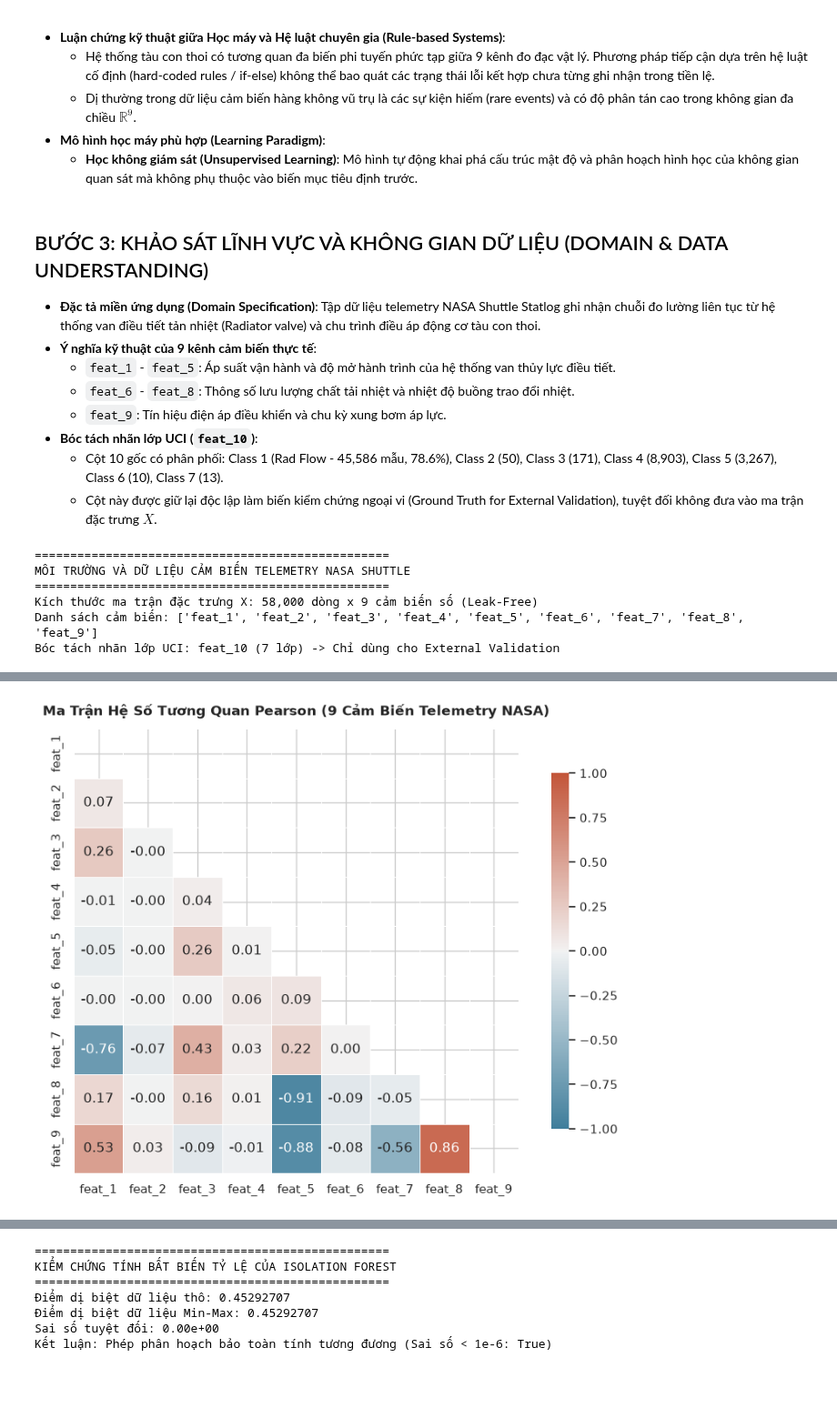
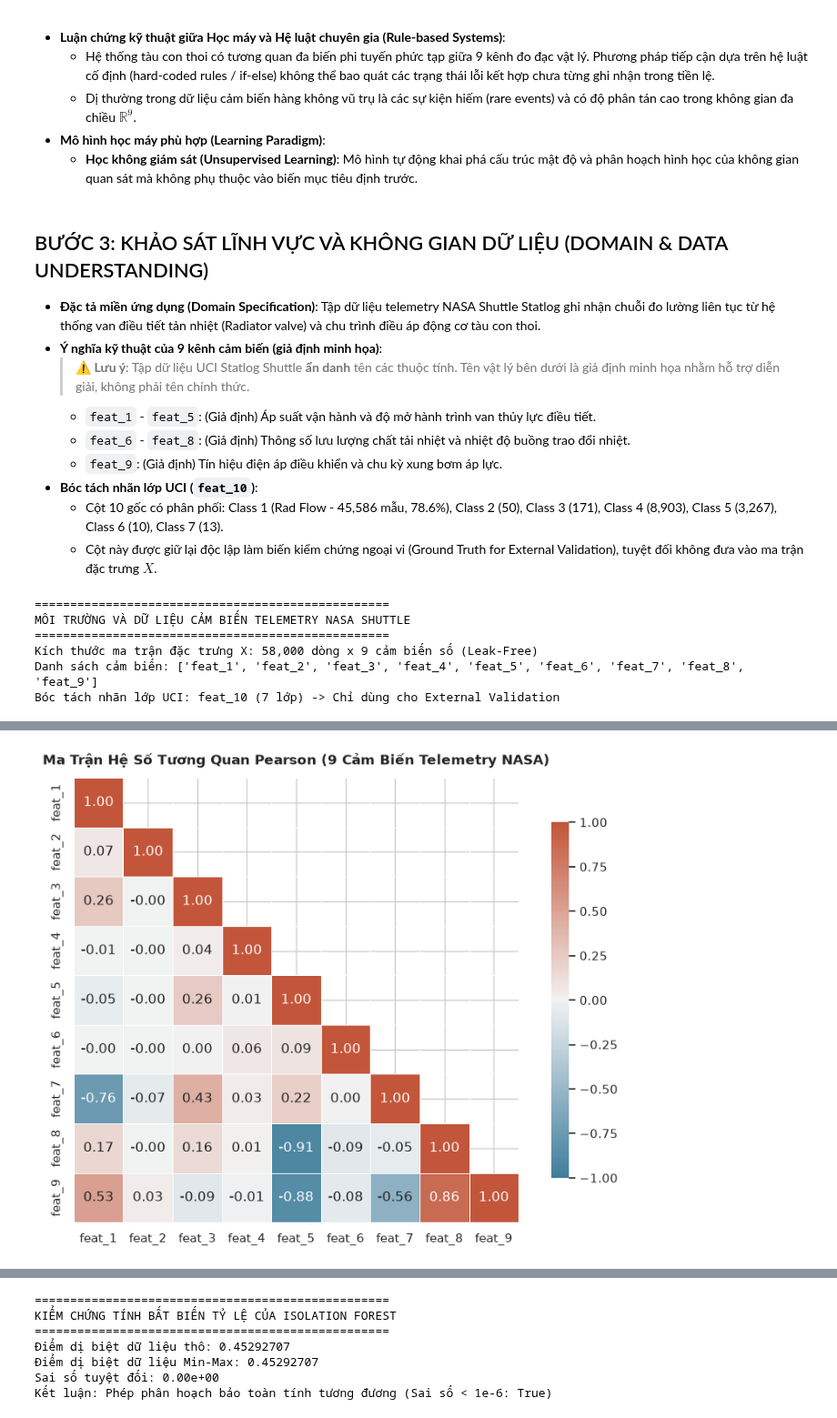
Before and after one commit to ntdat2036/iforest-shuttle-anomaly, a Jupyter notebook: shuttle_anomaly_detection_iforest.ipynb, the cells around one changed output, grey strips where cells are left out. Shown at 91% size. Drawn from its saved outputs; the diff is of its cells as text; code cells hidden in the pictures; blank space fills up the shorter version.

```diff
--- a/shuttle_anomaly_detection_iforest.ipynb
+++ b/shuttle_anomaly_detection_iforest.ipynb
@@ -25,10 +25,11 @@
 ## BƯỚC 3: KHẢO SÁT LĨNH VỰC VÀ KHÔNG GIAN DỮ LIỆU (DOMAIN & DATA UNDERSTANDING)
 
 - **Đặc tả miền ứng dụng (Domain Specification)**: Tập dữ liệu telemetry NASA Shuttle Statlog ghi nhận chuỗi đo lường liên tục từ hệ thống van điều tiết tản nhiệt (Radiator valve) và chu trình điều áp động cơ tàu con thoi.
-- **Ý nghĩa kỹ thuật của 9 kênh cảm biến thực tế**:
-  - `feat_1` - `feat_5`: Áp suất vận hành và độ mở hành trình của hệ thống van thủy lực điều tiết.
-  - `feat_6` - `feat_8`: Thông số lưu lượng chất tải nhiệt và nhiệt độ buồng trao đổi nhiệt.
-  - `feat_9`: Tín hiệu điện áp điều khiển và chu kỳ xung bơm áp lực.
+- **Ý nghĩa kỹ thuật của 9 kênh cảm biến (giả định minh họa)**:
+  > ⚠️ **Lưu ý**: Tập dữ liệu UCI Statlog Shuttle **ẩn danh** tên các thuộc tính. Tên vật lý bên dưới là giả định minh họa nhằm hỗ trợ diễn giải, không phải tên chính thức.
+  - `feat_1` - `feat_5`: (Giả định) Áp suất vận hành và độ mở hành trình van thủy lực điều tiết.
+  - `feat_6` - `feat_8`: (Giả định) Thông số lưu lượng chất tải nhiệt và nhiệt độ buồng trao đổi nhiệt.
+  - `feat_9`: (Giả định) Tín hiệu điện áp điều khiển và chu kỳ xung bơm áp lực.
 - **Bóc tách nhãn lớp UCI (`feat_10`)**:
   - Cột 10 gốc có phân phối: Class 1 (Rad Flow - 45,586 mẫu, 78.6%), Class 2 (50), Class 3 (171), Class 4 (8,903), Class 5 (3,267), Class 6 (10), Class 7 (13).
   - Cột này được giữ lại độc lập làm biến kiểm chứng ngoại vi (Ground Truth for External Validation), tuyệt đối không đưa vào ma trận đặc trưng $X$.
@@ -123,28 +124,28 @@ feat_9        int64          13.932               25.614            -356
 # %%
 # Ma trận tương quan Pearson giữa 9 đặc trưng cảm biến
 plt.figure(figsize=(8.5, 6.5), dpi=100)
 corr_matrix = X_raw.corr()
-mask = np.triu(np.ones_like(corr_matrix, dtype=bool))
+mask = np.triu(np.ones_like(corr_matrix, dtype=bool), k=1)  # k=1: hiện đường chéo (r=1.0)
 cmap = sns.diverging_palette(230, 20, as_cmap=True)
 
 sns.heatmap(
     corr_matrix,
     mask=mask,
     cmap=cmap,
     vmax=1.0,
     vmin=-1.0,
     center=0,
     annot=True,
     fmt='.2f',
     square=True,
     linewidths=.5,
     cbar_kws={"shrink": .8}
 )
 plt.title('Ma Trận Hệ Số Tương Quan Pearson (9 Cảm Biến Telemetry NASA)', fontsize=12, fontweight='bold', pad=12)
 plt.tight_layout()
 plt.show()
 # %% [output]
-[figure, old version]
+[figure, new version]
 # %% [markdown]
 ## BƯỚC 4: KHÁM PHÁ VÀ XỬ LÝ DỮ LIỆU (DATA EXPLORATION & CLEANING)
 
```
Also changed, not shown: parts of 23 cells of this notebook, 1 other file.
